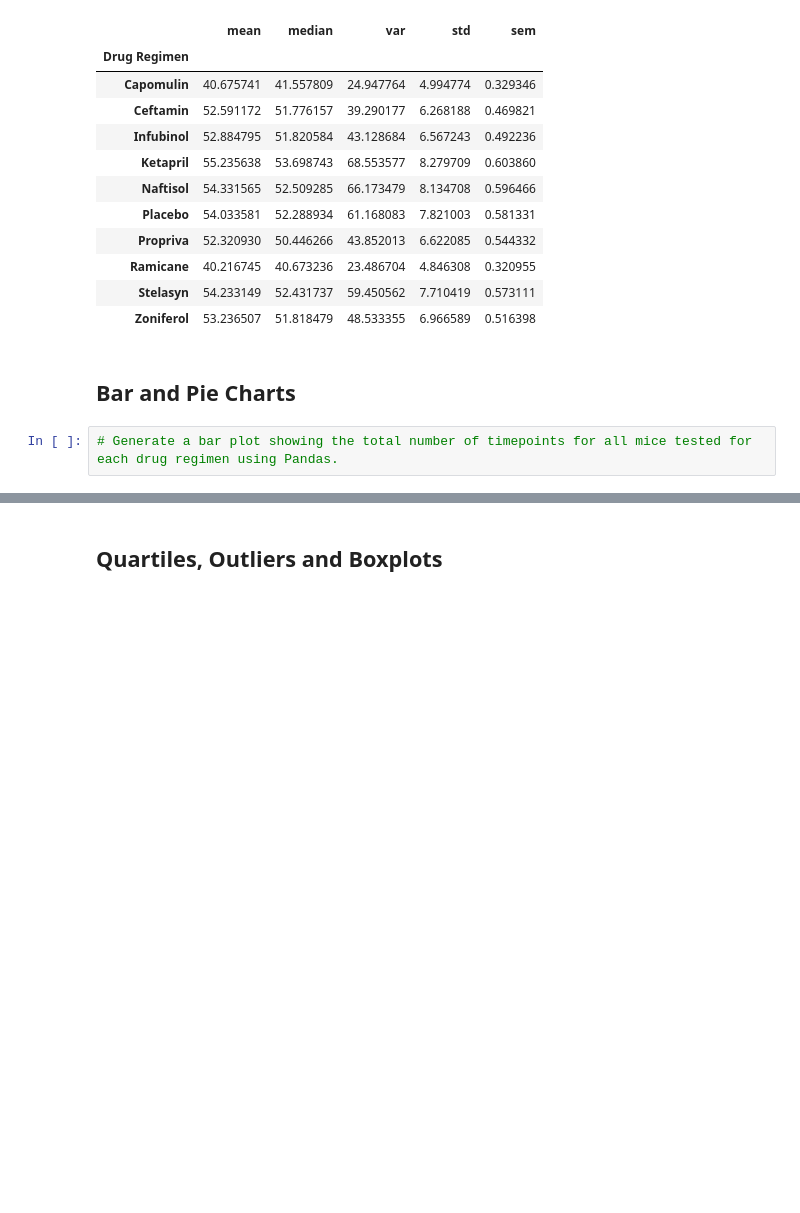
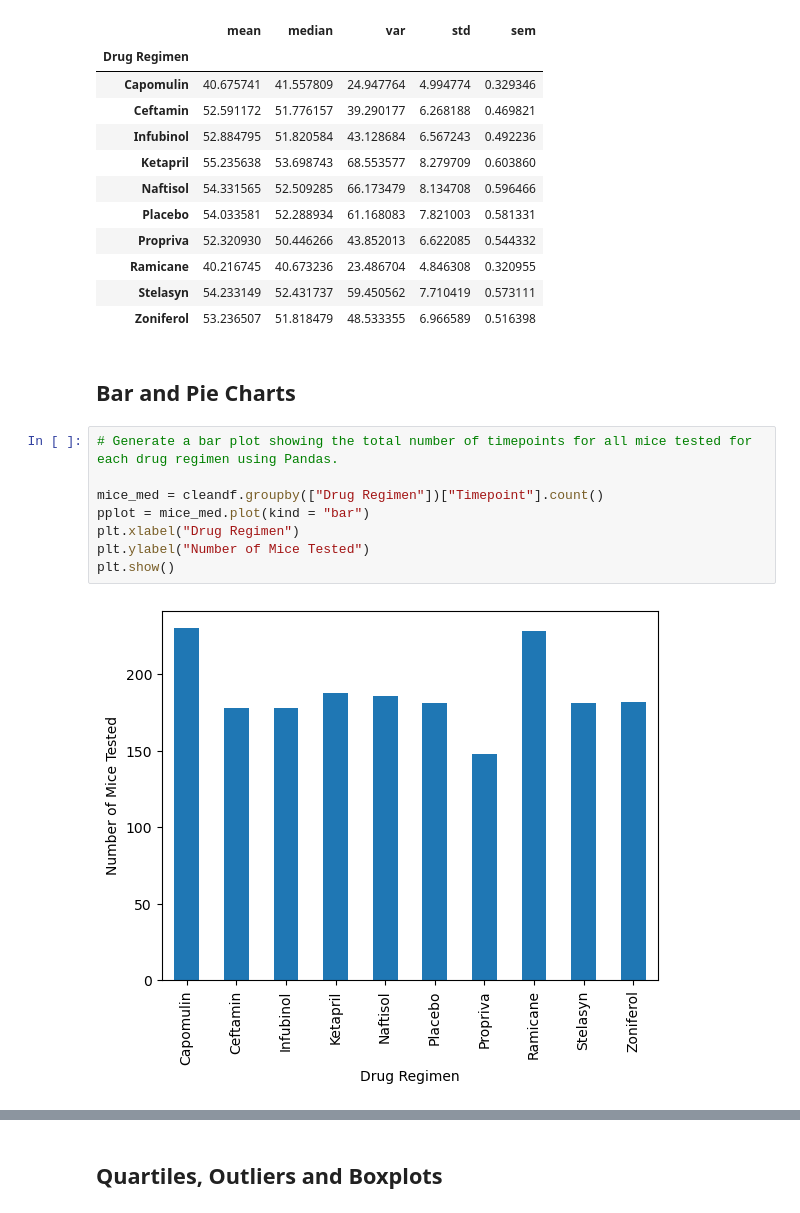
Before and after one commit to john7john/Matplotlib-challenge, a Jupyter notebook: module_5_starter_code/Pymaceuticals/pymaceuticals_starter.ipynb, the cells around one changed output, grey strips where cells are left out. Saved outputs shown, nothing was run; the diff lists cells and outputs as text; blank space fills up the shorter version.

```diff
--- a/module_5_starter_code/Pymaceuticals/pymaceuticals_starter.ipynb
+++ b/module_5_starter_code/Pymaceuticals/pymaceuticals_starter.ipynb
@@ -146,5 +146,13 @@ summ2
 ## Bar and Pie Charts
 # %%
 # Generate a bar plot showing the total number of timepoints for all mice tested for each drug regimen using Pandas.
+
+mice_med = cleandf.groupby(["Drug Regimen"])["Timepoint"].count()
+pplot = mice_med.plot(kind = "bar")
+plt.xlabel("Drug Regimen")
+plt.ylabel("Number of Mice Tested")
+plt.show()
+# %% [output]
+[figure, added]
 # %%
 # Generate a bar plot showing the total number of timepoints for all mice tested for each drug regimen using pyplot.
```
Also changed, not shown: parts of 8 cells of this notebook.
